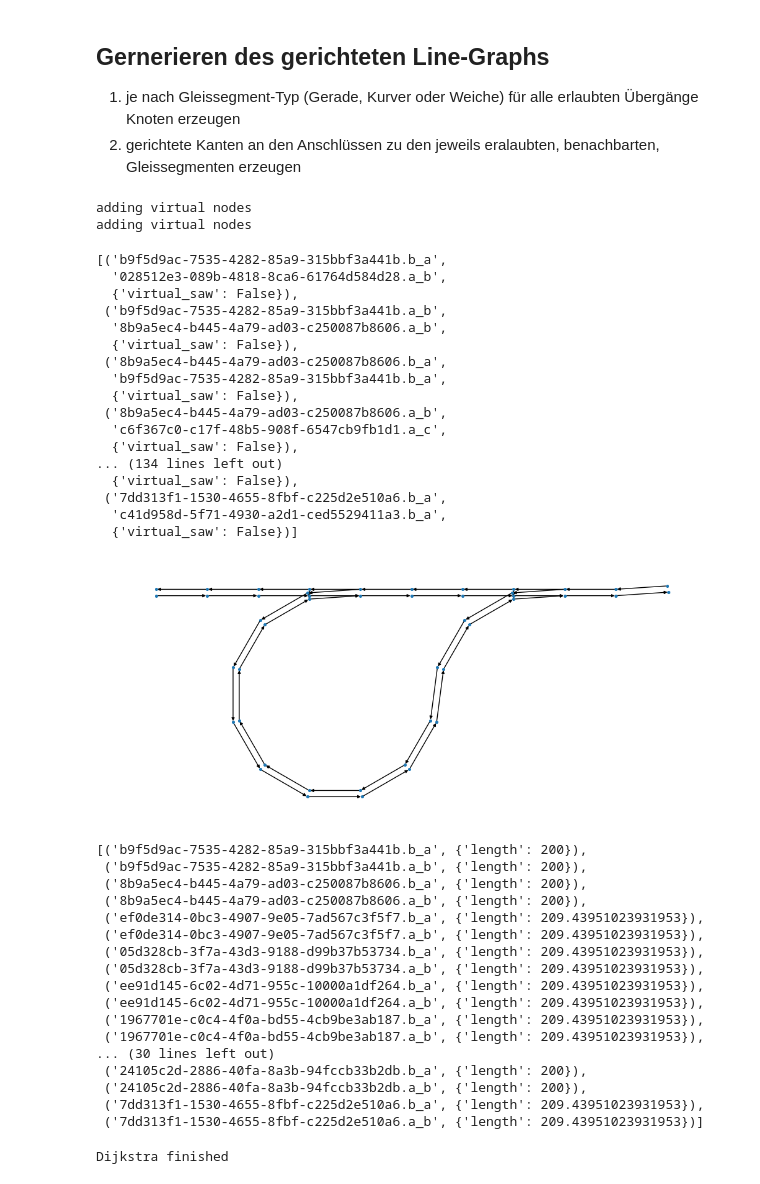
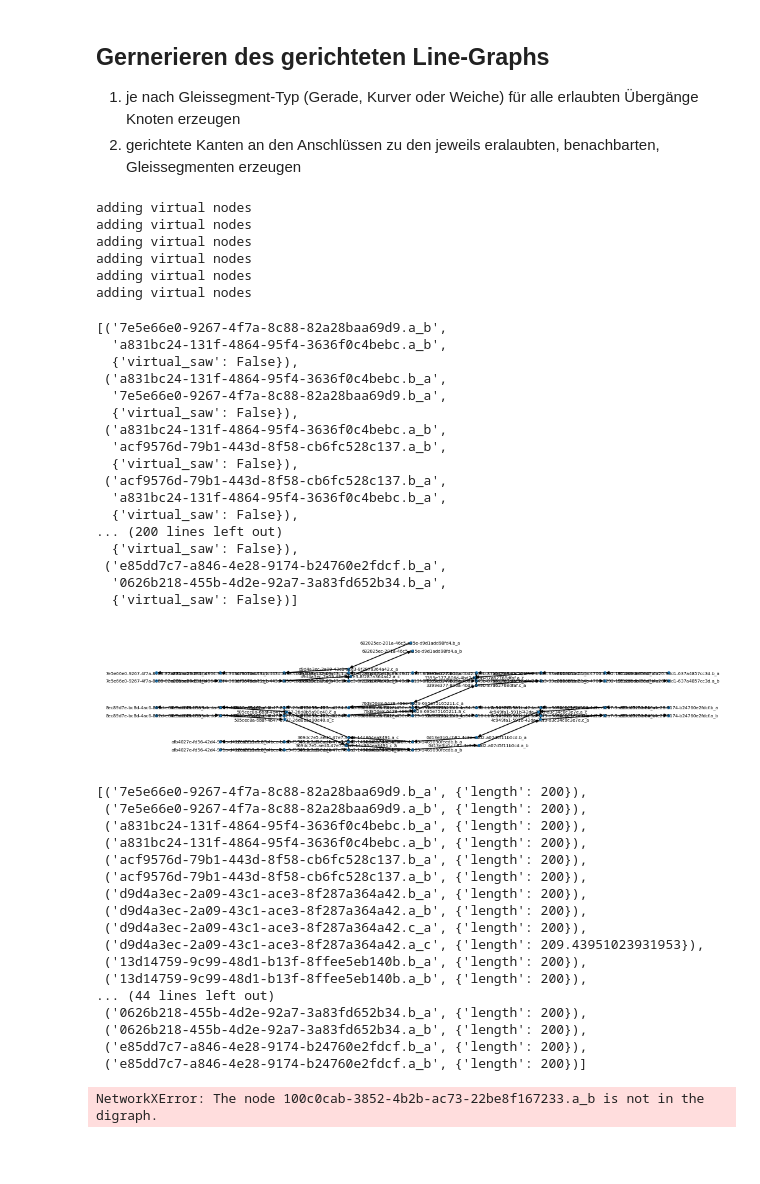
Before and after one commit to roubbi22/simulation, a Jupyter notebook: test4.ipynb, the cells around one changed output. Saved outputs shown, nothing was run; the diff lists cells and outputs as text; code cells hidden in the pictures; blank space fills up the shorter version.

```diff
--- a/test4.ipynb
+++ b/test4.ipynb
@@ -8,7 +8,7 @@ DIRECTION_SPACING = 25
 SWITCH_ABBREVIATIONS = ["sr", "sl"]
 CURVE_ABBREVIATIONS = ["cr", "cl"]
 
-file_path = "Umkehrkurve.json"
+file_path = "./saved_tracks/timesaver.json"
 # %%
 with open(file_path) as file:
     system = json.load(file)
@@ -140,25 +140,29 @@ for segment_id, segment in system['segments'].items():
 # %% [output]
 adding virtual nodes
 adding virtual nodes
+adding virtual nodes
+adding virtual nodes
+adding virtual nodes
+adding virtual nodes
 # %%
 edges
 # %% [output]
-[('b9f5d9ac-7535-4282-85a9-315bbf3a441b.b_a',
-  '028512e3-089b-4818-8ca6-61764d584d28.a_b',
+[('7e5e66e0-9267-4f7a-8c88-82a28baa69d9.a_b',
+  'a831bc24-131f-4864-95f4-3636f0c4bebc.a_b',
   {'virtual_saw': False}),
- ('b9f5d9ac-7535-4282-85a9-315bbf3a441b.a_b',
-  '8b9a5ec4-b445-4a79-ad03-c250087b8606.a_b',
+ ('a831bc24-131f-4864-95f4-3636f0c4bebc.b_a',
+  '7e5e66e0-9267-4f7a-8c88-82a28baa69d9.b_a',
   {'virtual_saw': False}),
- ('8b9a5ec4-b445-4a79-ad03-c250087b8606.b_a',
-  'b9f5d9ac-7535-4282-85a9-315bbf3a441b.b_a',
+ ('a831bc24-131f-4864-95f4-3636f0c4bebc.a_b',
+  'acf9576d-79b1-443d-8f58-cb6fc528c137.a_b',
   {'virtual_saw': False}),
- ('8b9a5ec4-b445-4a79-ad03-c250087b8606.a_b',
-  'c6f367c0-c17f-48b5-908f-6547cb9fb1d1.a_c',
+ ('acf9576d-79b1-443d-8f58-cb6fc528c137.b_a',
+  'a831bc24-131f-4864-95f4-3636f0c4bebc.b_a',
   {'virtual_saw': False}),
-... (134 lines left out)
+... (200 lines left out)
   {'virtual_saw': False}),
- ('7dd313f1-1530-4655-8fbf-c225d2e510a6.b_a',
-  'c41d958d-5f71-4930-a2d1-ced5529411a3.b_a',
+ ('e85dd7c7-a846-4e28-9174-b24760e2fdcf.b_a',
+  '0626b218-455b-4d2e-92a7-3a83fd652b34.b_a',
   {'virtual_saw': False})]
 # %%
 G.add_nodes_from(nodes)
@@ -170,11 +174,11 @@ spread_x = max(x_coords) - min(x_coords)
 spread_y = max(y_coords) - min(y_coords)
 # %%
 plt.figure(figsize=(10, 10 * spread_y / spread_x))
-nx.draw(G, pos=pos, node_size=7, arrowsize=7)
+nx.draw(G, pos=pos, node_size=7, arrowsize=7, with_labels=True, font_size=5)
 plt.savefig(f"imgoutput/{file_path.replace('.json', '.svg')}")
 plt.show()
 # %% [output]
-[figure, old version]
+[figure, new version]
 # %%
 # from pathfinding_strategies.DijkstraRail import DijkstraRail
 from strategies.pathfinding import DijkstraRail
@@ -183,26 +187,26 @@ dijkstra_rail = DijkstraRail()
 # %%
 nodes
 # %% [output]
-[('b9f5d9ac-7535-4282-85a9-315bbf3a441b.b_a', {'length': 200}),
- ('b9f5d9ac-7535-4282-85a9-315bbf3a441b.a_b', {'length': 200}),
- ('8b9a5ec4-b445-4a79-ad03-c250087b8606.b_a', {'length': 200}),
- ('8b9a5ec4-b445-4a79-ad03-c250087b8606.a_b', {'length': 200}),
- ('ef0de314-0bc3-4907-9e05-7ad567c3f5f7.b_a', {'length': 209.43951023931953}),
- ('ef0de314-0bc3-4907-9e05-7ad567c3f5f7.a_b', {'length': 209.43951023931953}),
- ('05d328cb-3f7a-43d3-9188-d99b37b53734.b_a', {'length': 209.43951023931953}),
- ('05d328cb-3f7a-43d3-9188-d99b37b53734.a_b', {'length': 209.43951023931953}),
- ('ee91d145-6c02-4d71-955c-10000a1df264.b_a', {'length': 209.43951023931953}),
- ('ee91d145-6c02-4d71-955c-10000a1df264.a_b', {'length': 209.43951023931953}),
- ('1967701e-c0c4-4f0a-bd55-4cb9be3ab187.b_a', {'length': 209.43951023931953}),
- ('1967701e-c0c4-4f0a-bd55-4cb9be3ab187.a_b', {'length': 209.43951023931953}),
-... (30 lines left out)
- ('24105c2d-2886-40fa-8a3b-94fccb33b2db.b_a', {'length': 200}),
- ('24105c2d-2886-40fa-8a3b-94fccb33b2db.a_b', {'length': 200}),
- ('7dd313f1-1530-4655-8fbf-c225d2e510a6.b_a', {'length': 209.43951023931953}),
- ('7dd313f1-1530-4655-8fbf-c225d2e510a6.a_b', {'length': 209.43951023931953})]
+[('7e5e66e0-9267-4f7a-8c88-82a28baa69d9.b_a', {'length': 200}),
+ ('7e5e66e0-9267-4f7a-8c88-82a28baa69d9.a_b', {'length': 200}),
+ ('a831bc24-131f-4864-95f4-3636f0c4bebc.b_a', {'length': 200}),
+ ('a831bc24-131f-4864-95f4-3636f0c4bebc.a_b', {'length': 200}),
+ ('acf9576d-79b1-443d-8f58-cb6fc528c137.b_a', {'length': 200}),
+ ('acf9576d-79b1-443d-8f58-cb6fc528c137.a_b', {'length': 200}),
+ ('d9d4a3ec-2a09-43c1-ace3-8f287a364a42.b_a', {'length': 200}),
+ ('d9d4a3ec-2a09-43c1-ace3-8f287a364a42.a_b', {'length': 200}),
+ ('d9d4a3ec-2a09-43c1-ace3-8f287a364a42.c_a', {'length': 200}),
+ ('d9d4a3ec-2a09-43c1-ace3-8f287a364a42.a_c', {'length': 209.43951023931953}),
+ ('13d14759-9c99-48d1-b13f-8ffee5eb140b.b_a', {'length': 200}),
+ ('13d14759-9c99-48d1-b13f-8ffee5eb140b.a_b', {'length': 200}),
+... (44 lines left out)
+ ('0626b218-455b-4d2e-92a7-3a83fd652b34.b_a', {'length': 200}),
+ ('0626b218-455b-4d2e-92a7-3a83fd652b34.a_b', {'length': 200}),
+ ('e85dd7c7-a846-4e28-9174-b24760e2fdcf.b_a', {'length': 200}),
+ ('e85dd7c7-a846-4e28-9174-b24760e2fdcf.a_b', {'length': 200})]
 # %%
-path = dijkstra_rail.find_path(G, "14cf0b43-ae2d-4982-acb6-d58ad3d062a6.", "8d8c304a-0257-4d88-97fc-65d6d20d671b.", 400, 75, shunting_overrun_penalty=0, initial_orientation="b_a")
+path = dijkstra_rail.find_path(G, "100c0cab-3852-4b2b-ac73-22be8f167233.", "071baa15-6ff7-47b0-98ab-798009858121.", 400, 1, shunting_overrun_penalty=600, initial_orientation="a_b")
 # %% [output]
-Dijkstra finished
+NetworkXError: The node 100c0cab-3852-4b2b-ac73-22be8f167233.a_b is not in the digraph.
 # %%
 path
```
Also changed, not shown: parts of 4 cells of this notebook, 57 other files.
